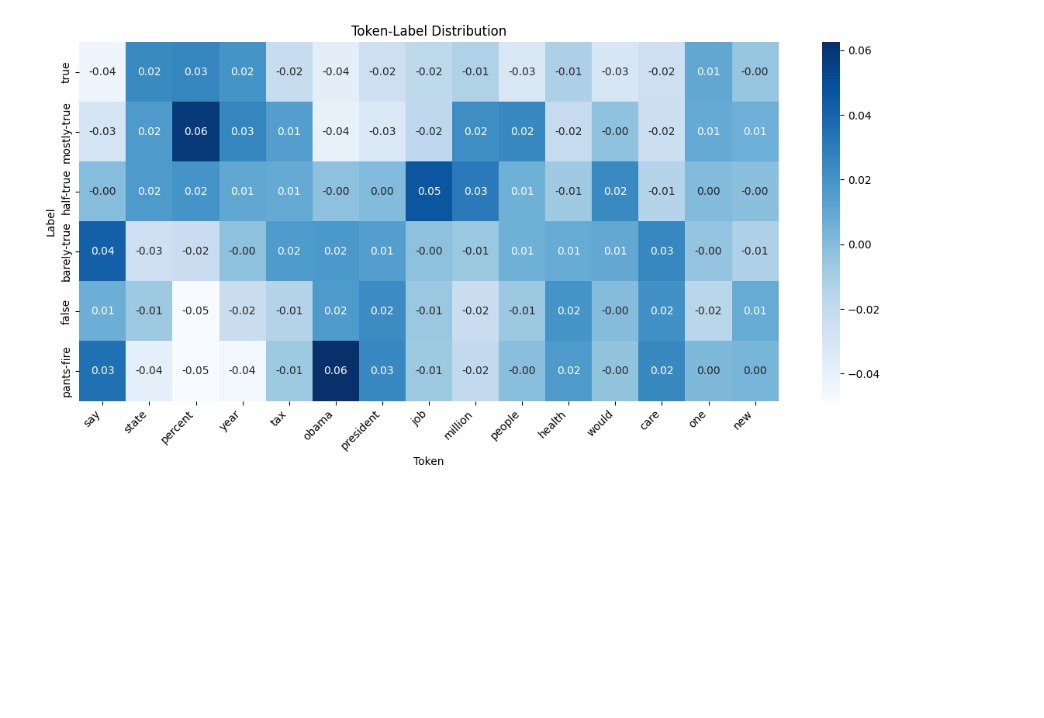
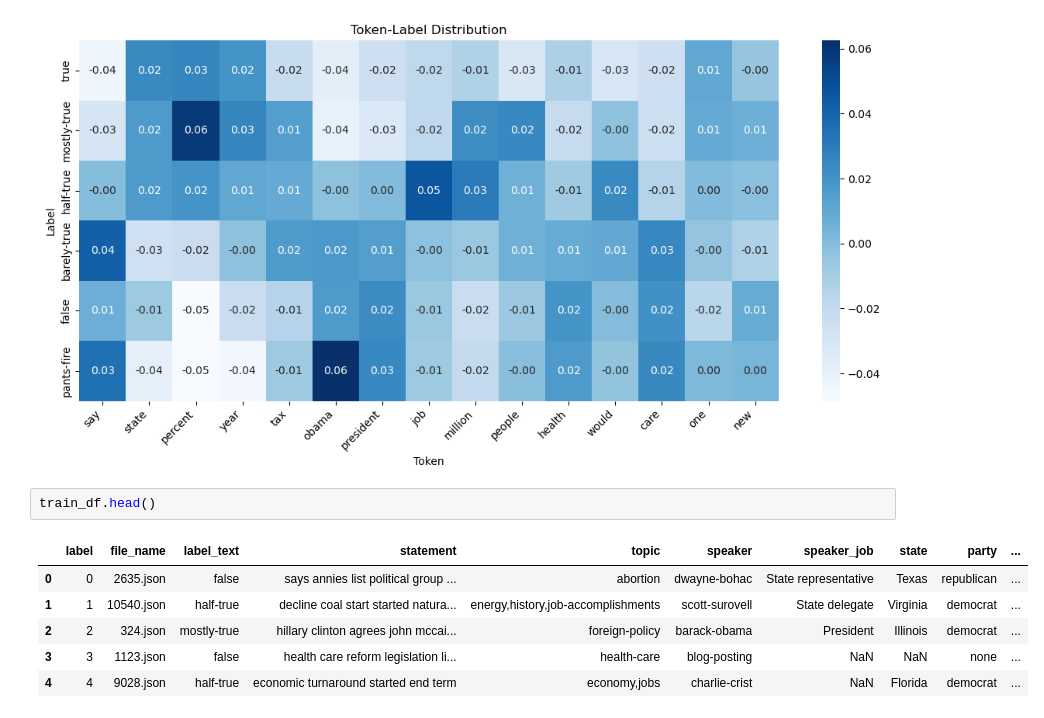
Before and after one commit to alpercimsit/fake-news-detection, a Jupyter notebook: preprocessing_and_analysis.ipynb, the cells around one changed output. Saved outputs shown, nothing was run; the diff lists cells and outputs as text; blank space fills up the shorter version.

```diff
--- a/preprocessing_and_analysis.ipynb
+++ b/preprocessing_and_analysis.ipynb
@@ -262,3 +300,12 @@ dtype: object
 plot_word_label_correlation(train_df)
 # %% [output]
 [figure]
+# %%
+train_df.head()
+# %% [output]
+|  | label | file_name | label_text | statement | topic | speaker | speaker_job | state | party | ... |
+| 0 | 0 | 2635.json | false | says annies list political group ... | abortion | dwayne-bohac | State representative | Texas | republican | ... |
+| 1 | 1 | 10540.json | half-true | decline coal start started natura... | energy,history,job-accomplishments | scott-surovell | State delegate | Virginia | democrat | ... |
+| 2 | 2 | 324.json | mostly-true | hillary clinton agrees john mccai... | foreign-policy | barack-obama | President | Illinois | democrat | ... |
+| 3 | 3 | 1123.json | false | health care reform legislation li... | health-care | blog-posting | NaN | NaN | none | ... |
+| 4 | 4 | 9028.json | half-true | economic turnaround started end term | economy,jobs | charlie-crist | NaN | Florida | democrat | ... |
```
Also changed, not shown: parts of 11 cells of this notebook, 1 other file.
